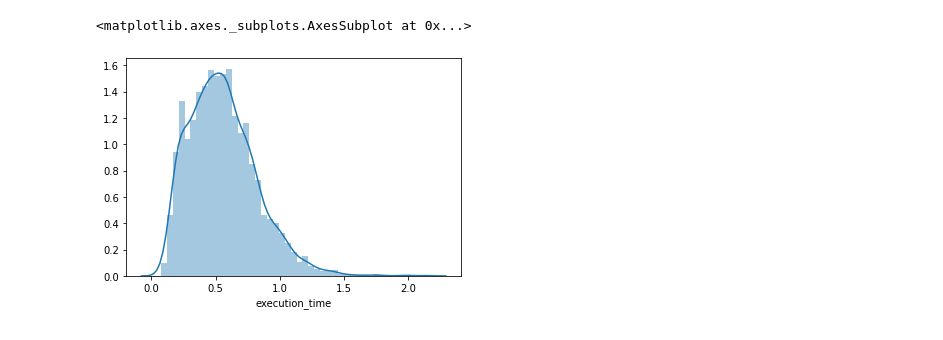
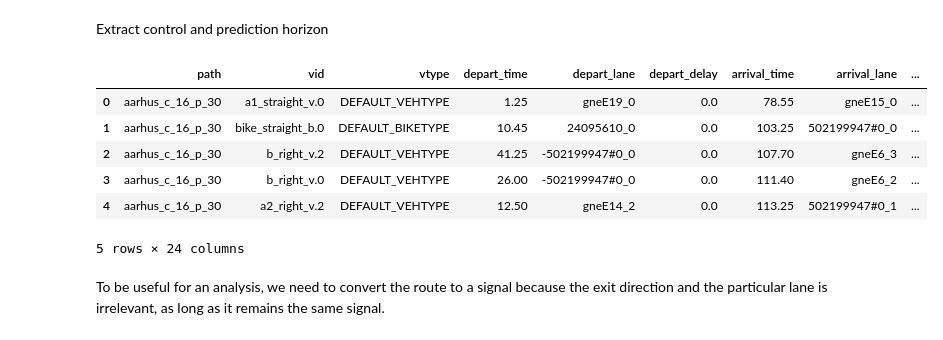
Before and after one commit to Zinoex/siren, a Jupyter notebook: siren/analysis/tripinfo.ipynb, the cells around one changed output. Cells and saved outputs as stored; diff of their text form; code cells hidden in the pictures.

```diff
--- a/siren/analysis/tripinfo.ipynb
+++ b/siren/analysis/tripinfo.ipynb
@@ -331,5 +101,25 @@ Name: execution_time, dtype: float64
-# %%
-sns.distplot(timings[timings['path'] == 'aarhus_demo2']['execution_time'])
-# %% [output]
-<matplotlib.axes._subplots.AxesSubplot at 0x...>
-[figure, removed]
+# %% [markdown]
+Extract control and prediction horizon
+# %%
+def extract_part_n(part, path):
+    if 'timed' in path:
+        return 0
+
+    return int(path.split('_')[part])
+
+trips['c'] = trips['path'].map(functools.partial(extract_part_n, 2))
+trips['p'] = trips['path'].map(functools.partial(extract_part_n, 4))
+trips['timed'] = trips['path'].map(lambda path: 'timed' in path)
+trips['intersection'] = trips['path'].map(lambda path: path.split('_')[0])
+
+trips.head()
+# %% [output]
+|  | path | vid | vtype | depart_time | depart_lane | depart_delay | arrival_time | arrival_lane | ... |
+| 0 | aarhus_c_16_p_30 | a1_straight_v.0 | DEFAULT_VEHTYPE | 1.25 | gneE19_0 | 0.0 | 78.55 | gneE15_0 | ... |
+| 1 | aarhus_c_16_p_30 | bike_straight_b.0 | DEFAULT_BIKETYPE | 10.45 | 24095610_0 | 0.0 | 103.25 | 502199947#0_0 | ... |
+| 2 | aarhus_c_16_p_30 | b_right_v.2 | DEFAULT_VEHTYPE | 41.25 | -502199947#0_0 | 0.0 | 107.70 | gneE6_3 | ... |
+| 3 | aarhus_c_16_p_30 | b_right_v.0 | DEFAULT_VEHTYPE | 26.00 | -502199947#0_0 | 0.0 | 111.40 | gneE6_2 | ... |
+| 4 | aarhus_c_16_p_30 | a2_right_v.2 | DEFAULT_VEHTYPE | 12.50 | gneE14_2 | 0.0 | 113.25 | 502199947#0_1 | ... |
+5 rows × 24 columns
+# %% [markdown]
+To be useful for an analysis, we need to convert the route to a signal because the exit direction and the particular lane is irrelevant, as long as it remains the same signal.
```
Also changed, not shown: parts of 29 cells of this notebook, 3 other files.
